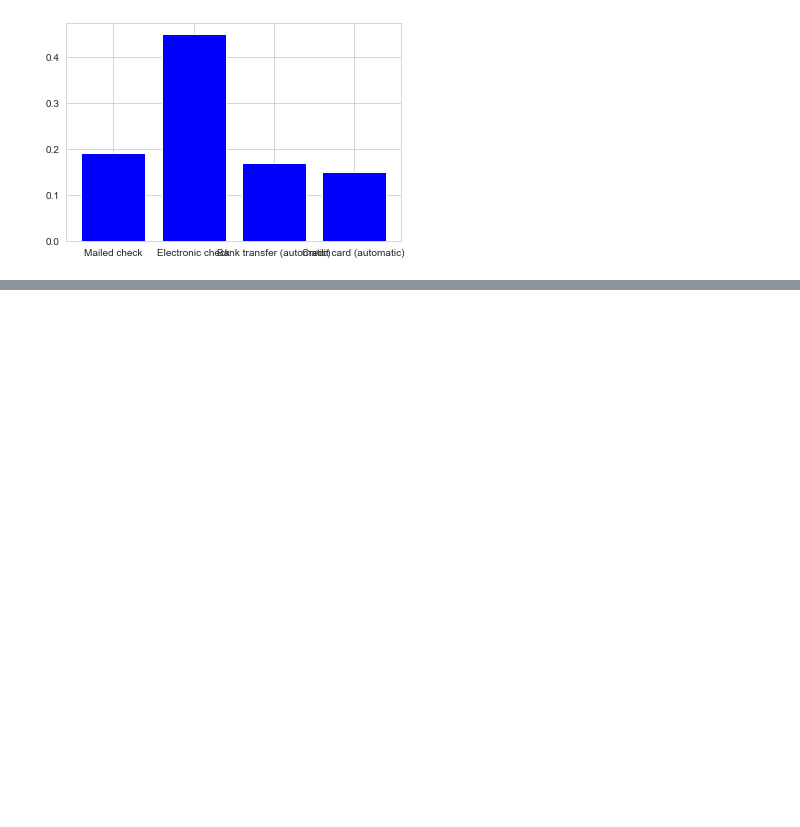
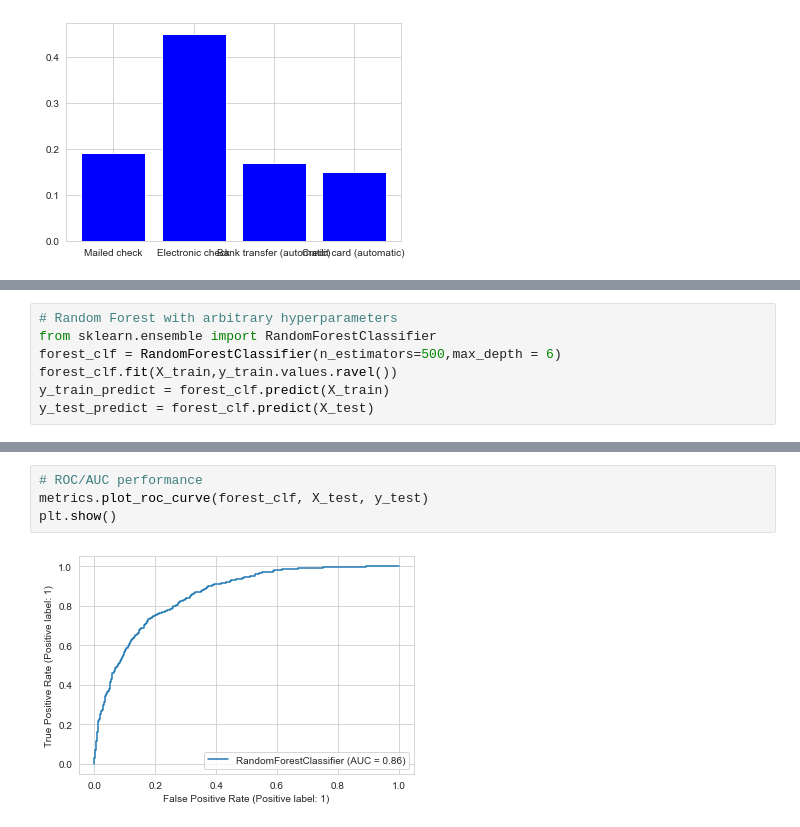
Before and after one commit to xushuo0/Telco, a Jupyter notebook: Telco Project.ipynb, the cells around one changed output, grey strips where cells are left out. Saved outputs shown, nothing was run; the diff lists cells and outputs as text; blank space fills up the shorter version.

```diff
--- a/Telco Project.ipynb
+++ b/Telco Project.ipynb
@@ -223,0 +409,7 @@ plt.bar(myDictionary.keys(), myDictionary.values(), color='blue')
+# %%
+# Random Forest with arbitrary hyperparameters
+from sklearn.ensemble import RandomForestClassifier
+forest_clf = RandomForestClassifier(n_estimators=500,max_depth = 6)
+forest_clf.fit(X_train,y_train.values.ravel())
+y_train_predict = forest_clf.predict(X_train)
+y_test_predict = forest_clf.predict(X_test)
@@ -223,0 +434,6 @@ plt.bar(myDictionary.keys(), myDictionary.values(), color='blue')
+# %%
+# ROC/AUC performance
+metrics.plot_roc_curve(forest_clf, X_test, y_test)
+plt.show()
+# %% [output]
+[figure, added]
```
Also changed, not shown: parts of 40 cells of this notebook.
